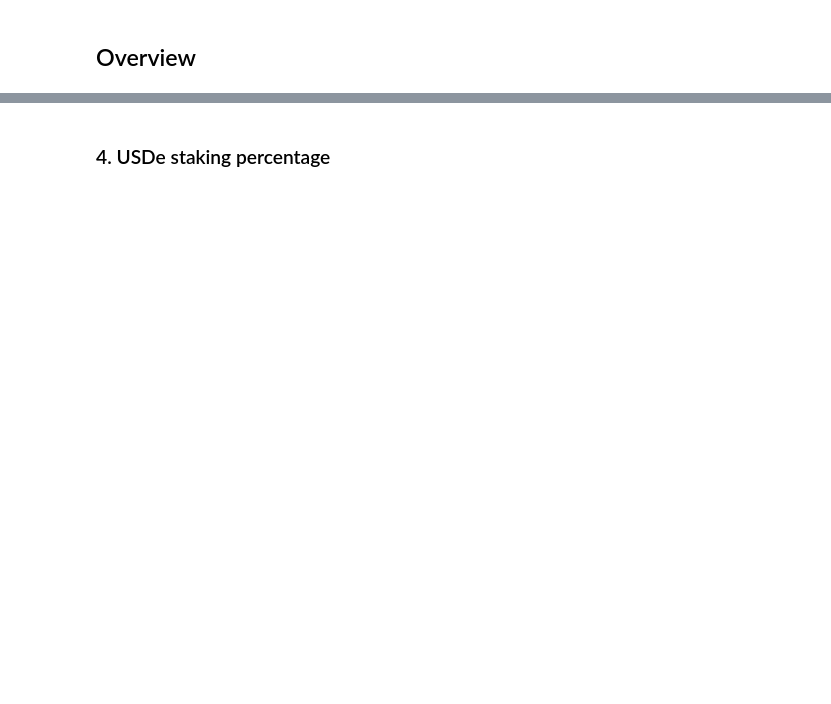
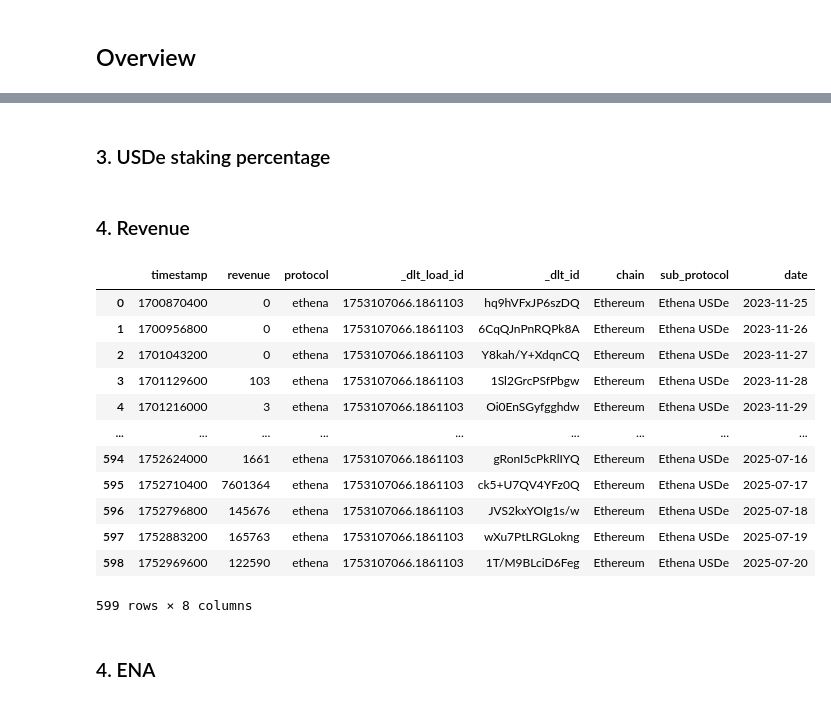
Before and after one commit to newgnart/stables, a Jupyter notebook: notebooks/ethena_01.ipynb, the cells around one changed output, grey strips where cells are left out. Saved outputs shown, nothing was run; the diff lists cells and outputs as text; code cells hidden in the pictures; blank space fills up the shorter version.

Commit message:
ethena revenue defillama

```diff
--- a/notebooks/ethena_01.ipynb
+++ b/notebooks/ethena_01.ipynb
@@ -71,6 +77,6 @@ fig = px.bar(df, x="date", y="tvl", color="chain", title="Ethena TVL by chains")
 fig.show()
 # %% [markdown]
-### 4. USDe staking percentage
+### 3. USDe staking percentage
 # %%
 df1 = df_ethena[df_ethena['id'] == '146'].groupby(['date']).agg(tvl=('circulating', 'sum')).reset_index()
 
@@ -108 +116,26 @@ fig.update_layout(
   )
+# %% [markdown]
+### 4. Revenue
+# %%
+query = """
+SELECT * FROM ethena_raw.protocol_revenue_ethena
+"""
+df = pd.read_sql(query, engine)
+# df['date'] = df['timestamp'].dt.date
+df['date'] = pd.to_datetime(df['timestamp'], unit='s').dt.date
+
+df
+# %% [output]
+|  | timestamp | revenue | protocol | _dlt_load_id | _dlt_id | chain | sub_protocol | date |
+| 0 | 1700870400 | 0 | ethena | 1753107066.1861103 | hq9hVFxJP6szDQ | Ethereum | Ethena USDe | 2023-11-25 |
+| 1 | 1700956800 | 0 | ethena | 1753107066.1861103 | 6CqQJnPnRQPk8A | Ethereum | Ethena USDe | 2023-11-26 |
+| 2 | 1701043200 | 0 | ethena | 1753107066.1861103 | Y8kah/Y+XdqnCQ | Ethereum | Ethena USDe | 2023-11-27 |
+| 3 | 1701129600 | 103 | ethena | 1753107066.1861103 | 1Sl2GrcPSfPbgw | Ethereum | Ethena USDe | 2023-11-28 |
+| 4 | 1701216000 | 3 | ethena | 1753107066.1861103 | Oi0EnSGyfgghdw | Ethereum | Ethena USDe | 2023-11-29 |
+| ... | ... | ... | ... | ... | ... | ... | ... | ... |
+| 594 | 1752624000 | 1661 | ethena | 1753107066.1861103 | gRonI5cPkRlIYQ | Ethereum | Ethena USDe | 2025-07-16 |
+| 595 | 1752710400 | 7601364 | ethena | 1753107066.1861103 | ck5+U7QV4YFz0Q | Ethereum | Ethena USDe | 2025-07-17 |
+| 596 | 1752796800 | 145676 | ethena | 1753107066.1861103 | JVS2kxYOIg1s/w | Ethereum | Ethena USDe | 2025-07-18 |
+| 597 | 1752883200 | 165763 | ethena | 1753107066.1861103 | wXu7PtLRGLokng | Ethereum | Ethena USDe | 2025-07-19 |
+| 598 | 1752969600 | 122590 | ethena | 1753107066.1861103 | 1T/M9BLciD6Feg | Ethereum | Ethena USDe | 2025-07-20 |
+599 rows × 8 columns
@@ -108,0 +144,2 @@ fig.update_layout(
+# %% [markdown]
+### 4. ENA
```
Also changed, not shown: parts of 10 cells of this notebook, 2 other files.
